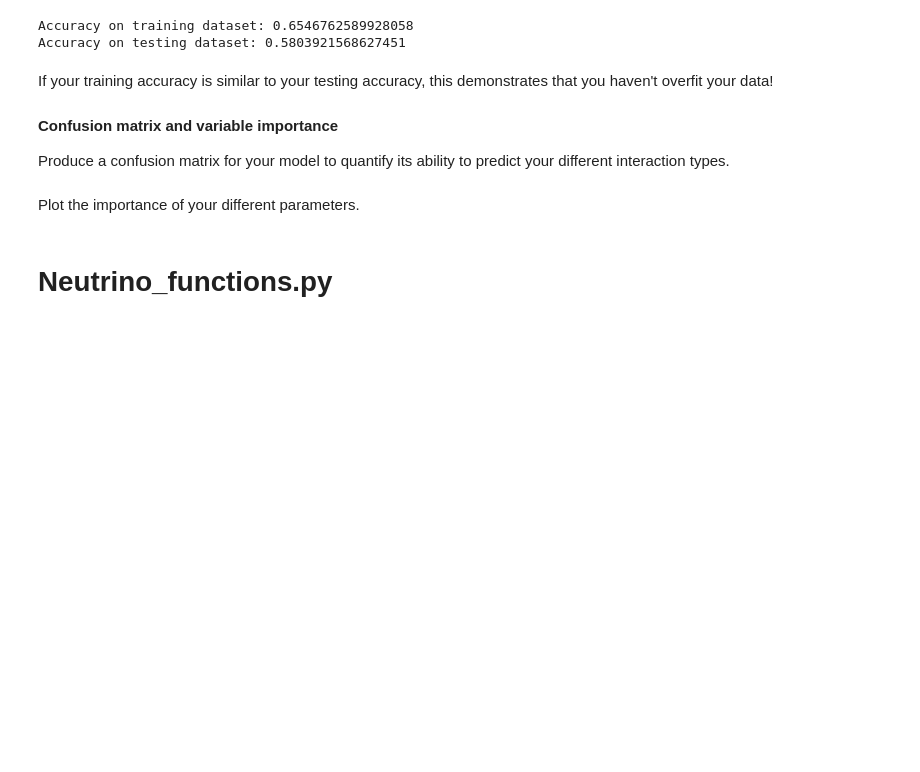
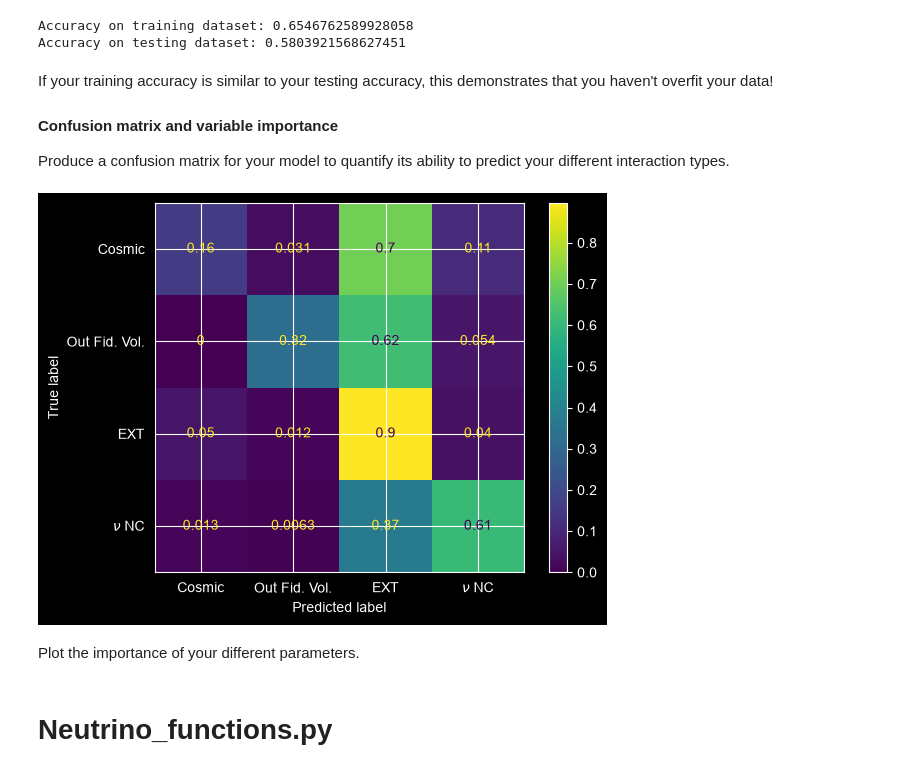
Before and after one commit to harrisonunwin/MicroBooNE_Lab, a Jupyter notebook: MainAnalysis_template.ipynb, the cells around one changed output. Cells and saved outputs as stored; diff of their text form; code cells hidden in the pictures; blank space fills up the shorter version.

Commit message:
implemented confusion matrix, result not ideal, data needs to be filtered and condensed.

```diff
--- a/MainAnalysis_template.ipynb
+++ b/MainAnalysis_template.ipynb
@@ -303,13 +303,15 @@ If your training accuracy is similar to your testing accuracy, this demonstrates
 Produce a confusion matrix for your model to quantify its ability to predict your different interaction types.
 # %%
 # For labelling your confusion matrix
-##ptype_no_mu_e = [r"Cosmic", r"Out Fid. Vol.", r"EXT", r"$\nu$ NC"]
+ptype_no_mu_e = [r"Cosmic", r"Out Fid. Vol.", r"EXT", r"$\nu$ NC"]
 
 # plot your confusion matrix
-##cm = confusion_matrix( ,normalize = 'true')
-##disp = ConfusionMatrixDisplay(confusion_matrix=cm, display_labels=ptype_no_mu_e)
-##disp.plot()
-##plt.show()
+cm = confusion_matrix(y_test, y_pred,normalize = 'true')
+disp = ConfusionMatrixDisplay(confusion_matrix=cm, display_labels=ptype_no_mu_e)
+disp.plot()
+plt.show()
+# %% [output]
+[figure, added]
 # %% [markdown]
 Plot the importance of your different parameters.
 # %%
```
Also changed, not shown: 1 other file.
